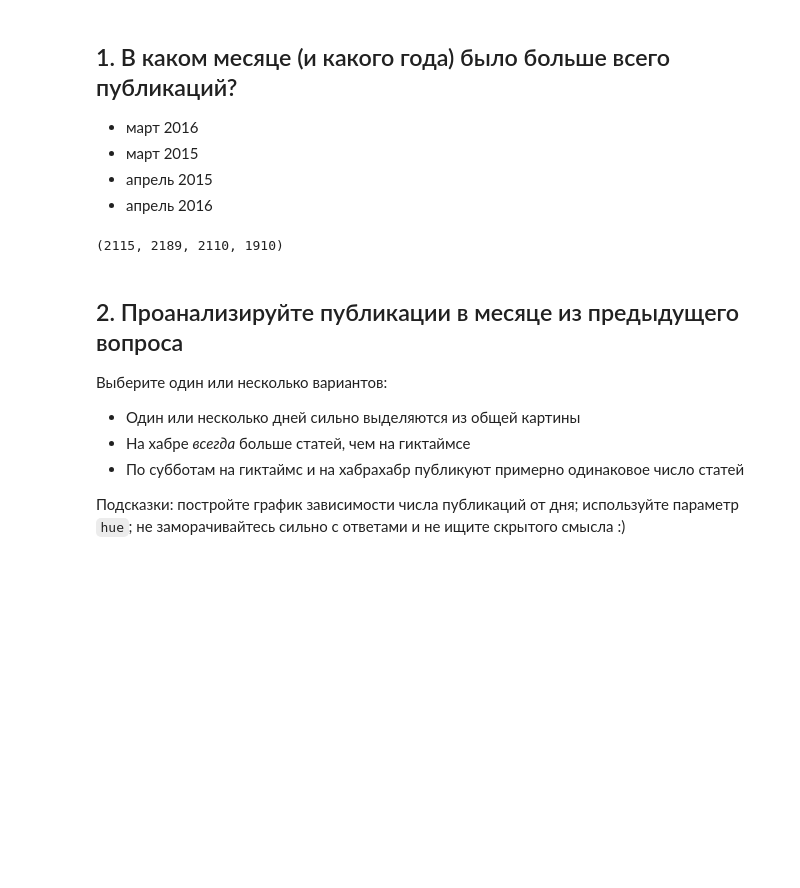
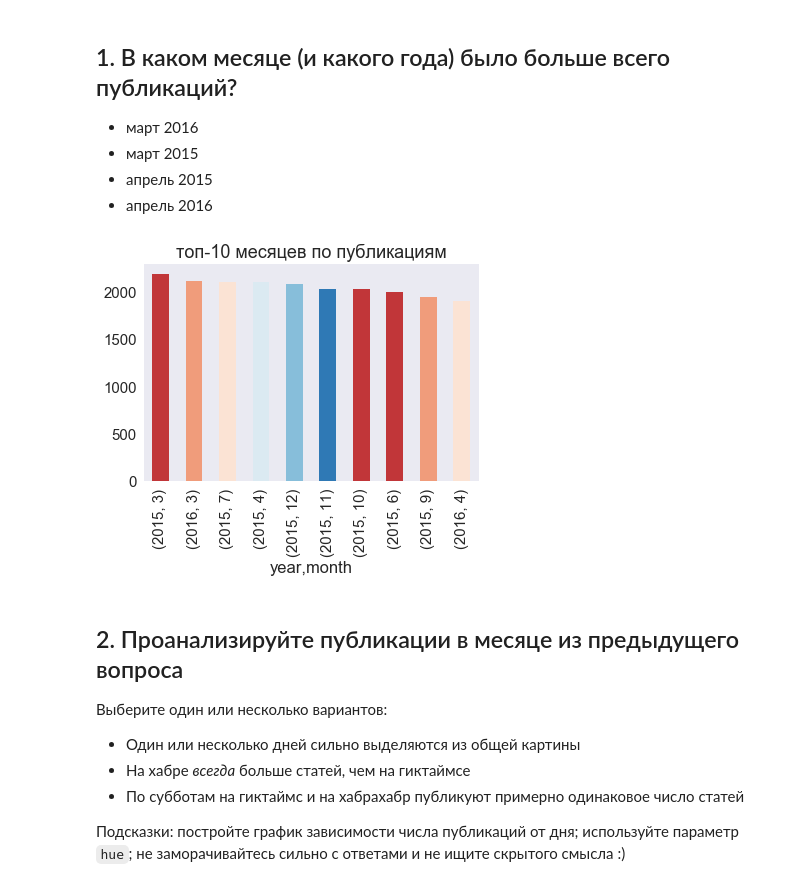
Before and after one commit to mspanfilov/datascience, a Jupyter notebook: jupyter_notebooks/homework/assignment02_habr_visual_analysis_max.ipynb, the cells around one changed output. Cells and saved outputs as stored; diff of their text form; code cells hidden in the pictures; blank space fills up the shorter version.

```diff
--- a/jupyter_notebooks/homework/assignment02_habr_visual_analysis_max.ipynb
+++ b/jupyter_notebooks/homework/assignment02_habr_visual_analysis_max.ipynb
@@ -111,12 +111,15 @@ df['hour'] = [d.hour for d in df.published]
 * апрель 2015
 * апрель 2016
 # %%
-len(df[(df['year'] == 2016) & (df['month'] == 3)]['post_id']), \
-len(df[(df['year'] == 2015) & (df['month'] == 3)]['post_id']), \
-len(df[(df['year'] == 2015) & (df['month'] == 4)]['post_id']), \
-len(df[(df['year'] == 2016) & (df['month'] == 4)]['post_id'])
+#len(df[(df['year'] == 2016) & (df['month'] == 3)]['post_id']), \
+#len(df[(df['year'] == 2015) & (df['month'] == 3)]['post_id']), \
+#len(df[(df['year'] == 2015) & (df['month'] == 4)]['post_id']), \
+#len(df[(df['year'] == 2016) & (df['month'] == 4)]['post_id'])
+#df.groupby(['year','month'])['post_id'].agg(np.count_nonzero).idxmax()
+df.groupby(['year','month'])['post_id'].agg(np.count_nonzero).sort_values(ascending=False).head(10) \
+    .plot(title = 'топ-10 месяцев по публикациям', kind='bar', rot=90);
 # %% [output]
-(2115, 2189, 2110, 1910)
+[figure, added]
 # %% [markdown]
 ## 2\. Проанализируйте публикации в месяце из предыдущего вопроса
 
```
Also changed, not shown: parts of 9 cells of this notebook.
